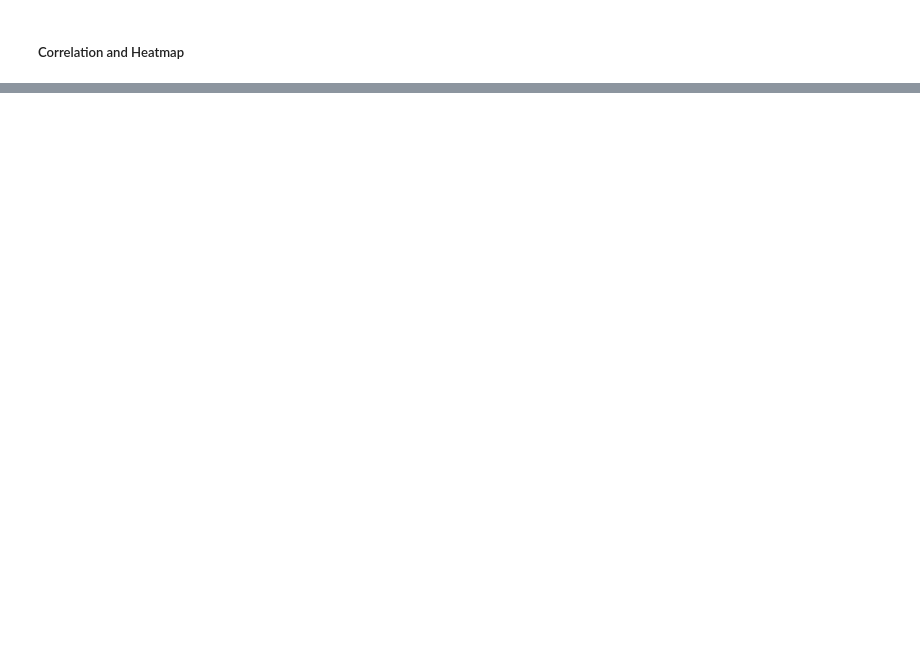
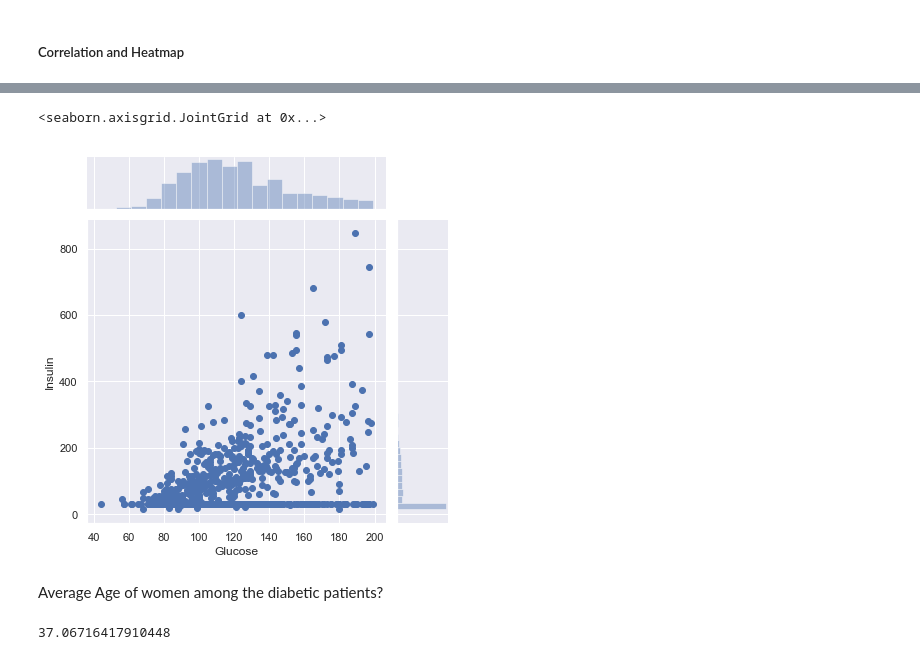
Before and after one commit to divya-r-kamat/AI_ML_Projects, a Jupyter notebook: python/project/module_1/EDA - Pima Diabetes.ipynb, the cells around one changed output, grey strips where cells are left out. Cells and saved outputs as stored; diff of their text form; code cells hidden in the pictures; blank space fills up the shorter version.

```diff
--- a/python/project/module_1/EDA - Pima Diabetes.ipynb
+++ b/python/project/module_1/EDA - Pima Diabetes.ipynb
@@ -291,0 +292,11 @@ regr.score(x,y)
+# %%
+sns.jointplot(x='Glucose',y='Insulin',data=pima_df)
+# %% [output]
+<seaborn.axisgrid.JointGrid at 0x...>
+[figure, added]
+# %% [markdown]
+Average Age of women among the diabetic patients?
+# %%
+pima_df[pima_df['Outcome']==1].Age.mean()
+# %% [output]
+37.06716417910448
```
Also changed, not shown: parts of 25 cells of this notebook.
